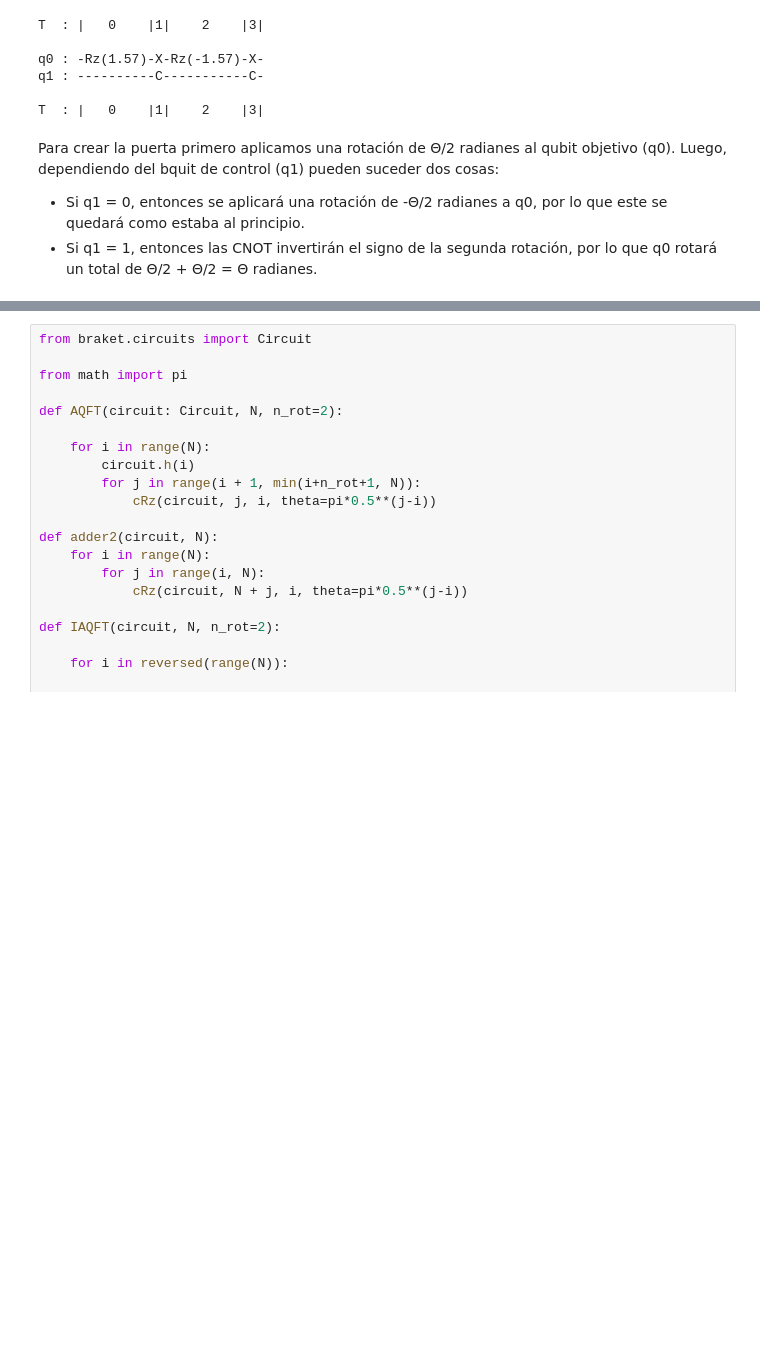
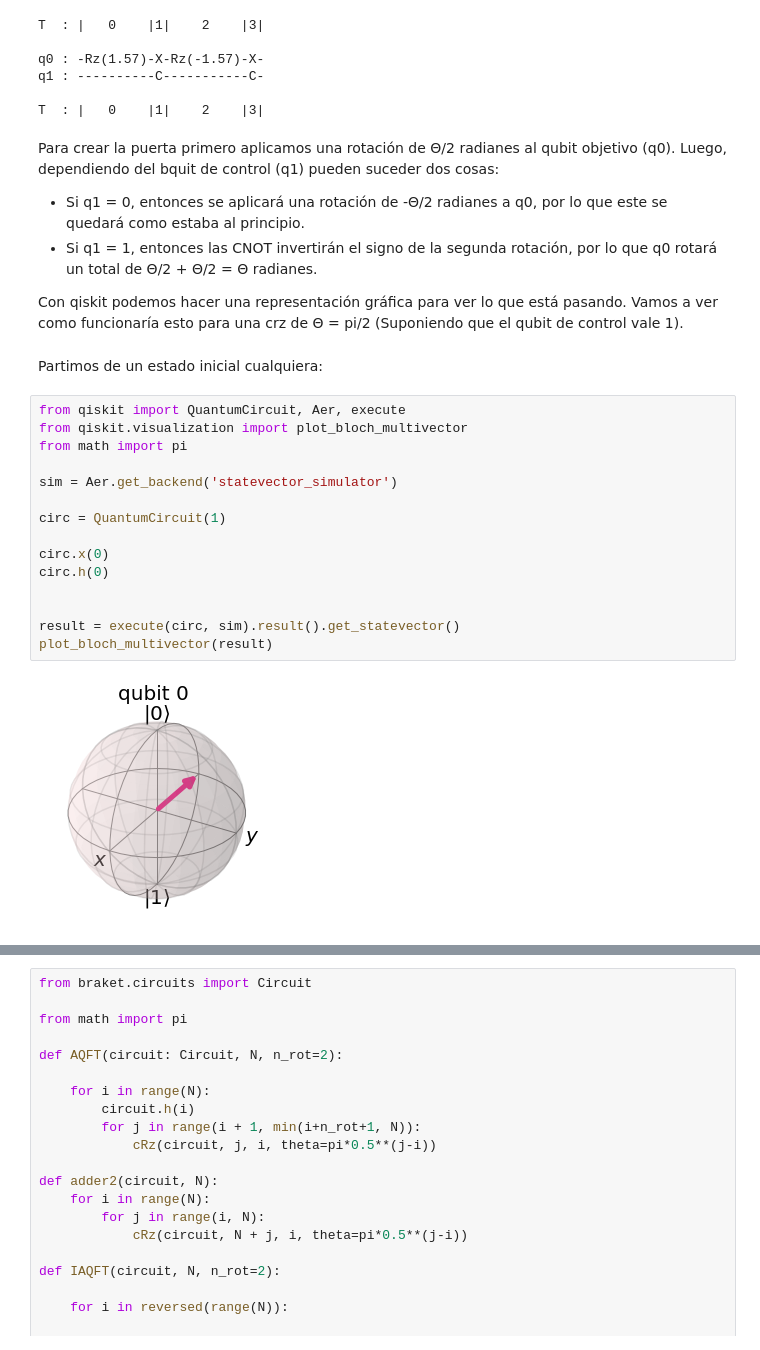
Before and after one commit to gulis1/APCC, a Jupyter notebook: Practica3/Ejercicio4.ipynb, the cells around one changed output, grey strips where cells are left out. Cells and saved outputs as stored; diff of their text form; blank space fills up the shorter version.

```diff
--- a/Practica3/Ejercicio4.ipynb
+++ b/Practica3/Ejercicio4.ipynb
@@ -368,3 +368,24 @@ Para crear la puerta primero aplicamos una rotación de Θ/2 radianes al qubit o
 
 - Si q1 = 0, entonces se aplicará una rotación de -Θ/2 radianes a q0, por lo que este se quedará como estaba al principio.
 - Si q1 = 1, entonces las CNOT invertirán el signo de la segunda rotación, por lo que q0 rotará un total de Θ/2 + Θ/2 = Θ radianes.
+
+Con qiskit podemos hacer una representación gráfica para ver lo que está pasando. Vamos a ver como funcionaría esto para una crz de Θ = pi/2 (Suponiendo que el qubit de control vale 1).
+# %% [markdown]
+Partimos de un estado inicial cualquiera:
+# %%
+from qiskit import QuantumCircuit, Aer, execute
+from qiskit.visualization import plot_bloch_multivector
+from math import pi
+
+sim = Aer.get_backend('statevector_simulator')
+
+circ = QuantumCircuit(1)
+
+circ.x(0)
+circ.h(0)
+
+
+result = execute(circ, sim).result().get_statevector()
+plot_bloch_multivector(result)
+# %% [output]
+[figure, added]
```
Also changed, not shown: parts of 8 cells of this notebook.
